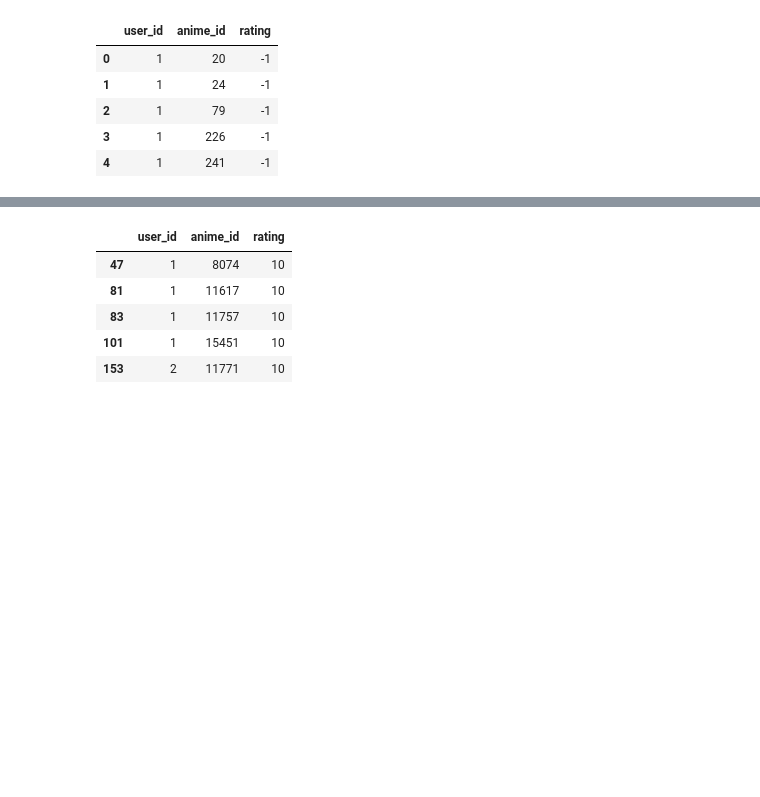
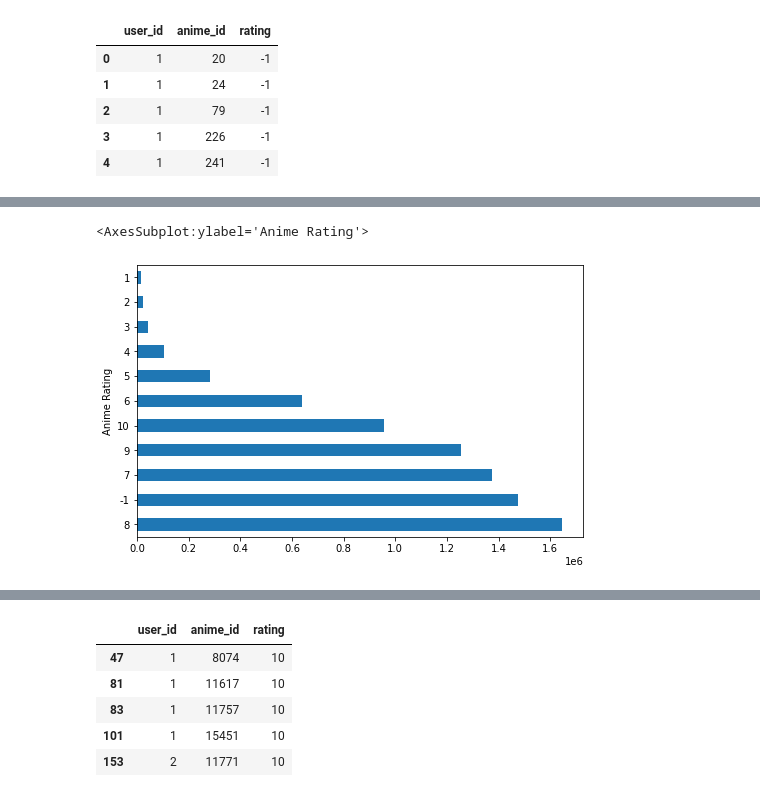
Before and after one commit to bislerium/rs-cf-ub-knn, a Jupyter notebook: Anime Recommendation System.ipynb, the cells around one changed output, grey strips where cells are left out. Cells and saved outputs as stored; diff of their text form; code cells hidden in the pictures; blank space fills up the shorter version.

```diff
--- a/Anime Recommendation System.ipynb
+++ b/Anime Recommendation System.ipynb
@@ -28,0 +126,5 @@ rating.head()
+# %%
+rating.rating.value_counts(sort=True).plot(kind='barh', xlabel = 'Anime Rating', figsize=(8,5)) # rating(1-10) count
+# %% [output]
+<AxesSubplot:ylabel='Anime Rating'>
+[figure, added]
```
Also changed, not shown: parts of 62 cells of this notebook.
